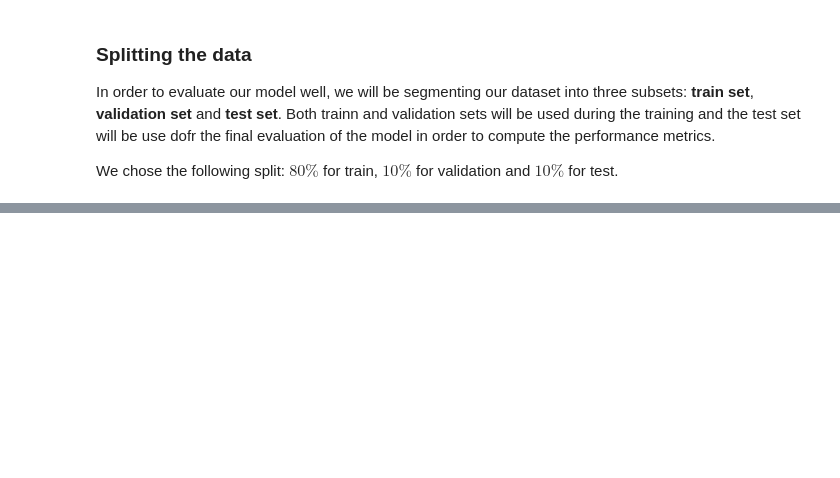
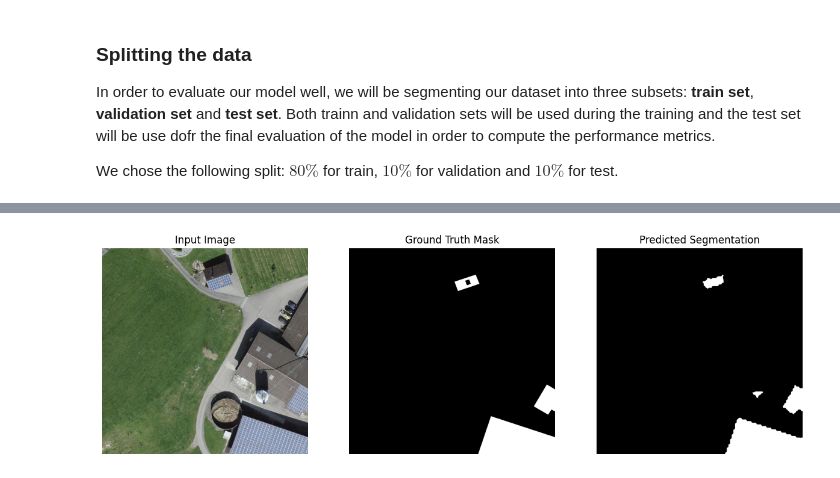
Before and after one commit to jeanprbt/swiss-solar-panel-segmentation, a Jupyter notebook: notebooks/results.ipynb, the cells around one changed output, grey strips where cells are left out. Drawn from its saved outputs; the diff is of its cells as text; code cells hidden in the pictures; blank space fills up the shorter version.

```diff
--- a/notebooks/results.ipynb
+++ b/notebooks/results.ipynb
@@ -270,0 +189,13 @@ compare_model_metrics(models, iou_scores, f1_scores)
+# %%
+real_image, ground_truth, prediction = predict(
+    model=step_1_model,
+    test_loader=images_test_loader,
+    idx=test_idx,
+    threshold=step_1_threshold,
+    post_process=True,
+    roof_masks_dir=roof_masks_dir,
+    device=device,
+)
+plot_prediction(real_image, ground_truth, prediction)
+# %% [output]
+[figure, added]
```
Also changed, not shown: parts of 70 cells of this notebook, 9 other files.
